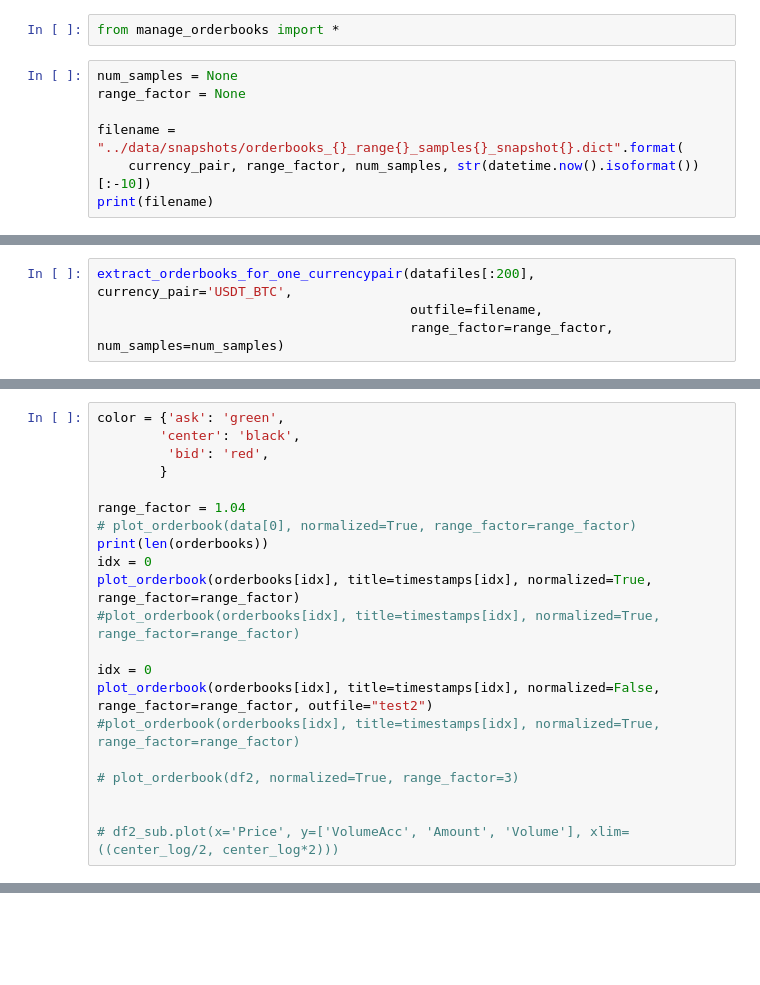
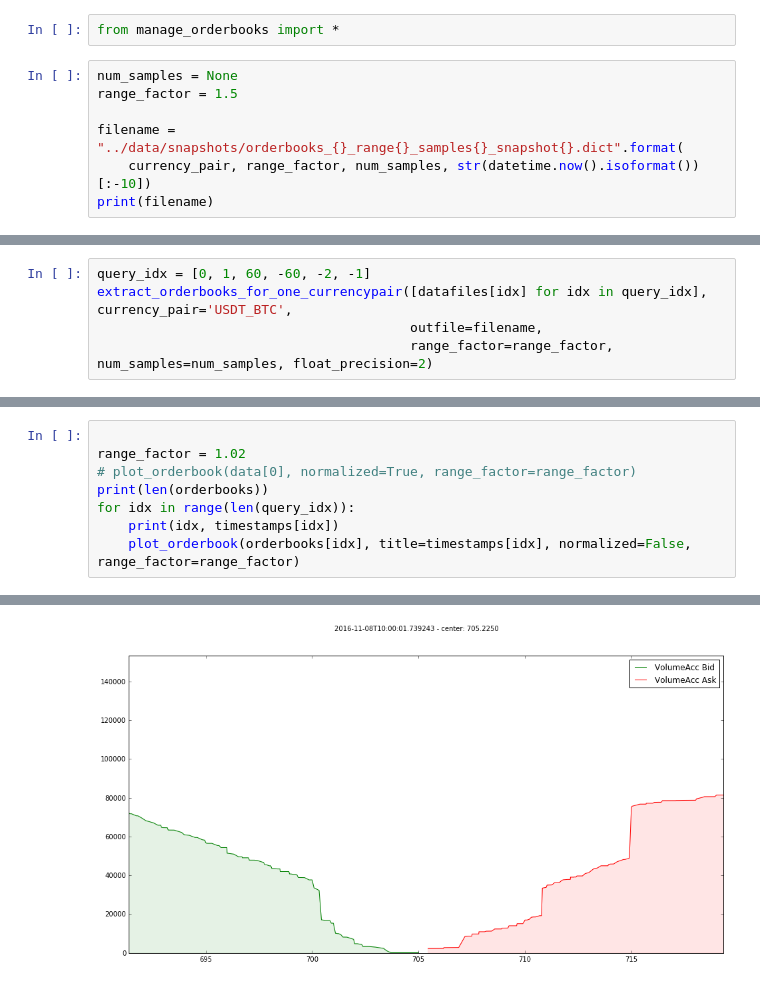
Before and after one commit to axelperschmann/orderbook_agent, a Jupyter notebook: extract_orderbooks_for_one_currencypair.ipynb, the cells around one changed output, grey strips where cells are left out. Saved outputs shown, nothing was run; the diff lists cells and outputs as text; blank space fills up the shorter version.

Commit message:
added price grouping by specifiable float digits

```diff
--- a/extract_orderbooks_for_one_currencypair.ipynb
+++ b/extract_orderbooks_for_one_currencypair.ipynb
@@ -24,7 +29,7 @@ Number of datafiles to extract from: 34785
 from manage_orderbooks import *
 # %%
 num_samples = None
-range_factor = None
+range_factor = 1.5
 
 filename = "../data/snapshots/orderbooks_{}_range{}_samples{}_snapshot{}.dict".format(
     currency_pair, range_factor, num_samples, str(datetime.now().isoformat())[:-10])
@@ -32,4 +39,5 @@ print(filename)
 # %%
-extract_orderbooks_for_one_currencypair(datafiles[:200], currency_pair='USDT_BTC',
+query_idx = [0, 1, 60, -60, -2, -1]
+extract_orderbooks_for_one_currencypair([datafiles[idx] for idx in query_idx], currency_pair='USDT_BTC',
                                         outfile=filename,
-                                        range_factor=range_factor, num_samples=num_samples)
+                                        range_factor=range_factor, num_samples=num_samples, float_precision=2)
@@ -39,21 +63,0 @@ display(timestamps)
-# %%
-color = {'ask': 'green',
-        'center': 'black',
-         'bid': 'red',
-        }
-
-range_factor = 1.04
-# plot_orderbook(data[0], normalized=True, range_factor=range_factor)
-print(len(orderbooks))
-idx = 0
-plot_orderbook(orderbooks[idx], title=timestamps[idx], normalized=True, range_factor=range_factor)
-#plot_orderbook(orderbooks[idx], title=timestamps[idx], normalized=True, range_factor=range_factor)
-
-idx = 0
-plot_orderbook(orderbooks[idx], title=timestamps[idx], normalized=False, range_factor=range_factor, outfile="test2")
-#plot_orderbook(orderbooks[idx], title=timestamps[idx], normalized=True, range_factor=range_factor)
-
-# plot_orderbook(df2, normalized=True, range_factor=3)
-
-
-# df2_sub.plot(x='Price', y=['VolumeAcc', 'Amount', 'Volume'], xlim=((center_log/2, center_log*2)))
@@ -61,0 +114,9 @@ df2_sub.plot(x='Price', y=['VolumeAcc', 'Amount', 'Volume'], xlim=((center_log/2
+# %%
+
+range_factor = 1.02
+# plot_orderbook(data[0], normalized=True, range_factor=range_factor)
+print(len(orderbooks))
+for idx in range(len(query_idx)):
+    print(idx, timestamps[idx])
+    plot_orderbook(orderbooks[idx], title=timestamps[idx], normalized=False, range_factor=range_factor)
+# %% [output]
@@ -61,0 +125 @@ df2_sub.plot(x='Price', y=['VolumeAcc', 'Amount', 'Volume'], xlim=((center_log/2
+[figure, added]
```
Also changed, not shown: parts of 8 cells of this notebook, 2 other files.
